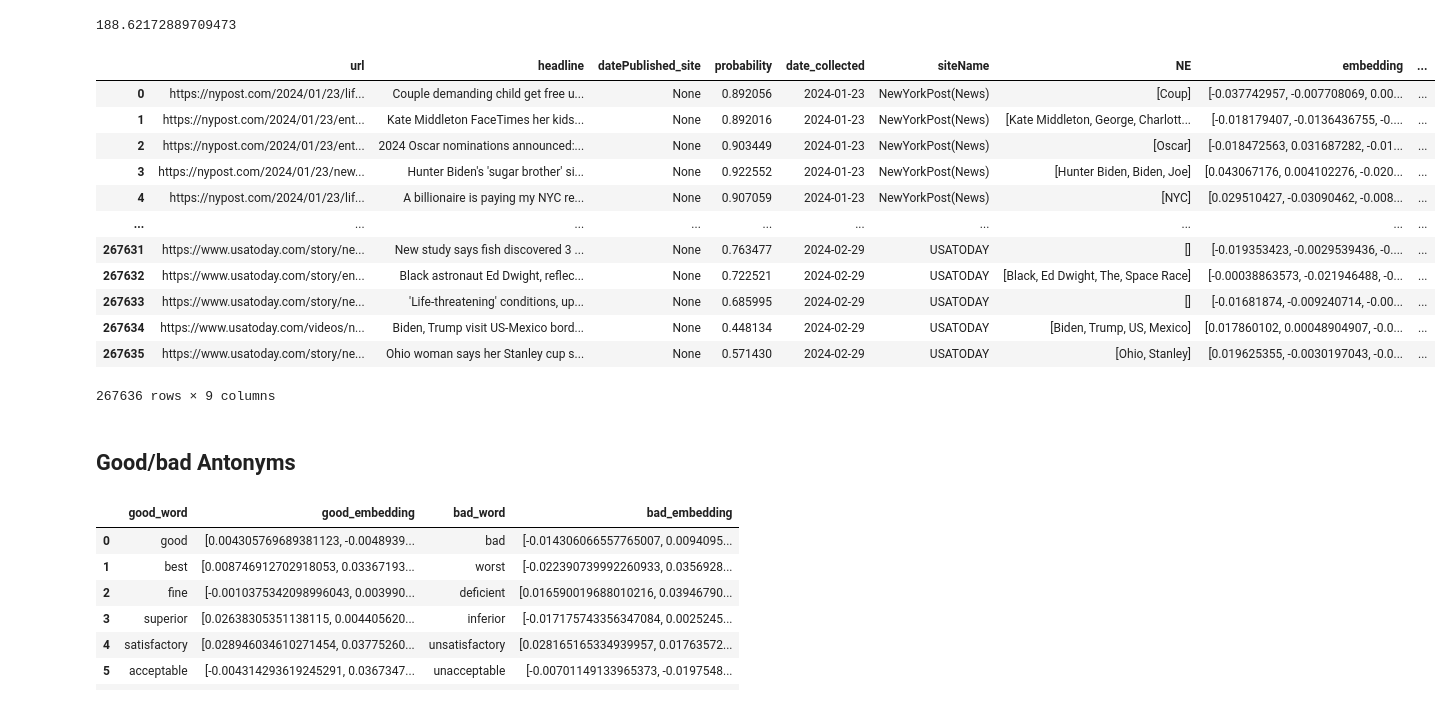
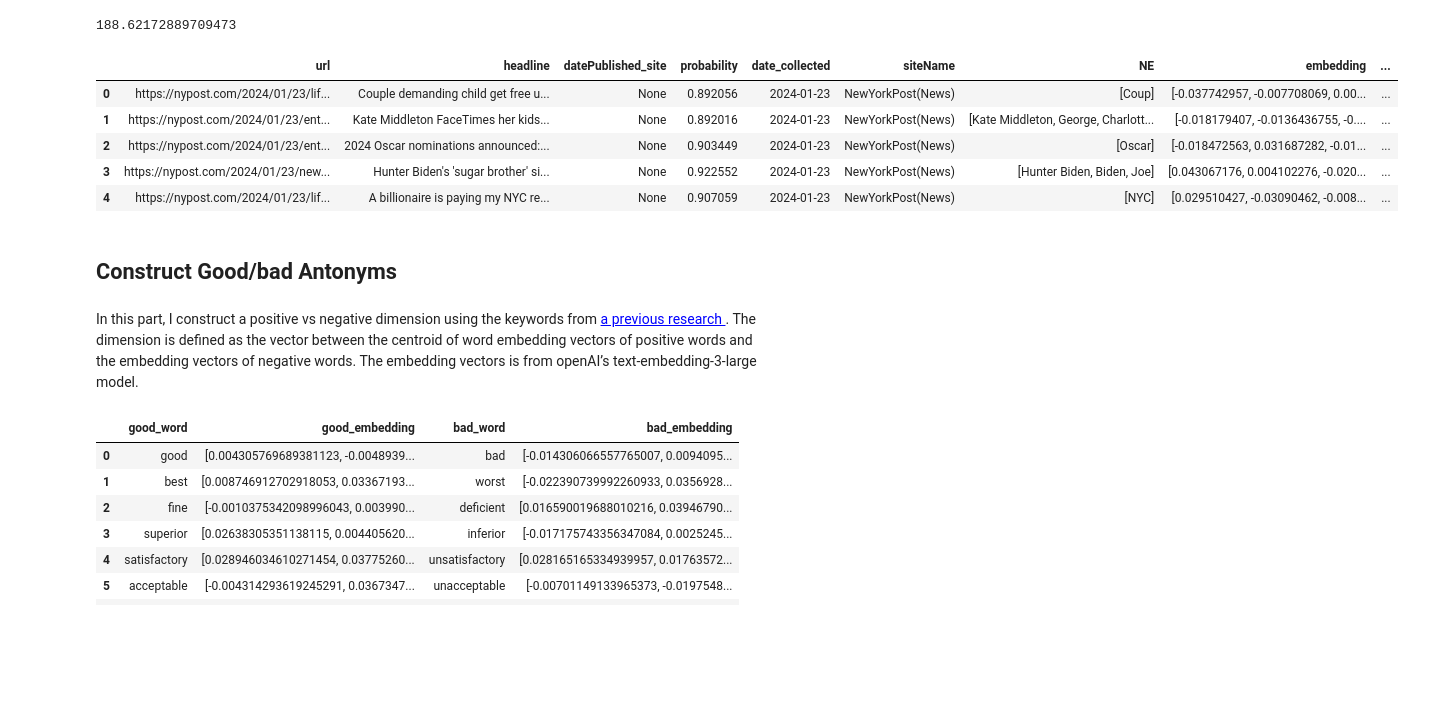
Before and after one commit to beilrz/News_Headline_Bias_Analysis, a Jupyter notebook: Word Embedding Analysis.ipynb, the cells around one changed output. Drawn from its saved outputs; the diff is of its cells as text; code cells hidden in the pictures; blank space fills up the shorter version.

```diff
--- a/Word Embedding Analysis.ipynb
+++ b/Word Embedding Analysis.ipynb
@@ -49,23 +46,18 @@ df_word_embedding.memory_usage(deep=True).sum() / (1024 ** 2)
 # %% [output]
 188.62172889709473
 # %%
-df_word_embedding
+df_word_embedding.head(5)
 # %% [output]
 |  | url | headline | datePublished_site | probability | date_collected | siteName | NE | embedding | ... |
 | 0 | https://nypost.com/2024/01/23/lif... | Couple demanding child get free u... | None | 0.892056 | 2024-01-23 | NewYorkPost(News) | [Coup] | [-0.037742957, -0.007708069, 0.00... | ... |
 | 1 | https://nypost.com/2024/01/23/ent... | Kate Middleton FaceTimes her kids... | None | 0.892016 | 2024-01-23 | NewYorkPost(News) | [Kate Middleton, George, Charlott... | [-0.018179407, -0.0136436755, -0.... | ... |
 | 2 | https://nypost.com/2024/01/23/ent... | 2024 Oscar nominations announced:... | None | 0.903449 | 2024-01-23 | NewYorkPost(News) | [Oscar] | [-0.018472563, 0.031687282, -0.01... | ... |
 | 3 | https://nypost.com/2024/01/23/new... | Hunter Biden's 'sugar brother' si... | None | 0.922552 | 2024-01-23 | NewYorkPost(News) | [Hunter Biden, Biden, Joe] | [0.043067176, 0.004102276, -0.020... | ... |
 | 4 | https://nypost.com/2024/01/23/lif... | A billionaire is paying my NYC re... | None | 0.907059 | 2024-01-23 | NewYorkPost(News) | [NYC] | [0.029510427, -0.03090462, -0.008... | ... |
-| ... | ... | ... | ... | ... | ... | ... | ... | ... | ... |
-| 267631 | https://www.usatoday.com/story/ne... | New study says fish discovered 3 ... | None | 0.763477 | 2024-02-29 | USATODAY | [] | [-0.019353423, -0.0029539436, -0.... | ... |
-| 267632 | https://www.usatoday.com/story/en... | Black astronaut Ed Dwight, reflec... | None | 0.722521 | 2024-02-29 | USATODAY | [Black, Ed Dwight, The, Space Race] | [-0.00038863573, -0.021946488, -0... | ... |
-| 267633 | https://www.usatoday.com/story/ne... | 'Life-threatening' conditions, up... | None | 0.685995 | 2024-02-29 | USATODAY | [] | [-0.01681874, -0.009240714, -0.00... | ... |
-| 267634 | https://www.usatoday.com/videos/n... | Biden, Trump visit US-Mexico bord... | None | 0.448134 | 2024-02-29 | USATODAY | [Biden, Trump, US, Mexico] | [0.017860102, 0.00048904907, -0.0... | ... |
-| 267635 | https://www.usatoday.com/story/ne... | Ohio woman says her Stanley cup s... | None | 0.571430 | 2024-02-29 | USATODAY | [Ohio, Stanley] | [0.019625355, -0.0030197043, -0.0... | ... |
-267636 rows × 9 columns
 # %% [markdown]
-## Good/bad Antonyms
+## Construct Good/bad Antonyms
+# %% [markdown]
+In this part, I construct a positive vs negative dimension using the keywords from <a href="https://journals.sagepub.com/doi/full/10.1177/0003122419877135" style="color: blue;">a previous research </a>. The dimension is defined as the vector between the centroid of word embedding vectors of positive words and the embedding vectors of negative words. The embedding vectors is from openAI’s text-embedding-3-large model.
 # %%
 # read data
 df_good_bad = pd.read_parquet("./data/df_good_bad.parquet")
```
Also changed, not shown: parts of 65 cells of this notebook, 12 other files.
